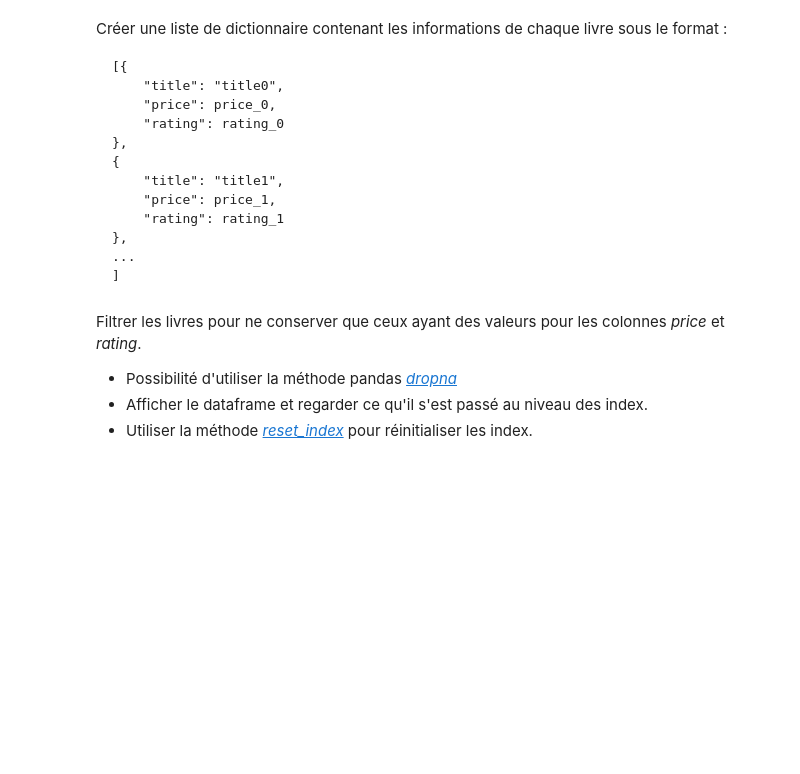
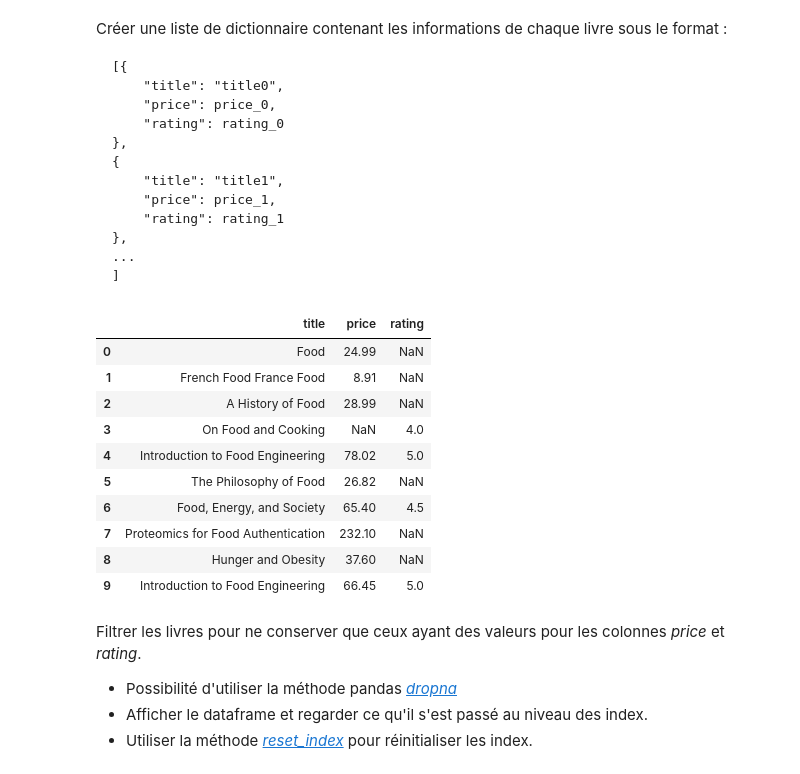
Before and after one commit to kirillsst/scraping, a Jupyter notebook: notebooks/3_API_googleBooks.ipynb, the cells around one changed output. Drawn from its saved outputs; the diff is of its cells as text; code cells hidden in the pictures; blank space fills up the shorter version.

```diff
--- a/notebooks/3_API_googleBooks.ipynb
+++ b/notebooks/3_API_googleBooks.ipynb
@@ -92,7 +93,7 @@ params = {
     "q": "food",
     "filter": "paid-ebooks",
     "maxResults": 40,
-
+    "orderBy": "relevance"
 }
 # %% [markdown]
 En utilisant la documentation de la bibliothèque [_requests_](https://requests.readthedocs.io/en/latest/user/quickstart/):
@@ -157,0 +176,24 @@ print(f"Note : {average_rating_first_book}")
+# %%
+book_dict = {}
+
+books = data_books_raw.get('items', [])
+
+for i, book in enumerate(books):
+    volume_info = book.get('volumeInfo', {})
+    sale_info = book.get('saleInfo', {})
+
+    title = volume_info.get('title', 'clé inexistante')
+    price = sale_info.get('retailPrice', {}).get('amount', None)
+    rating = volume_info.get('averageRating', None)
+
+    book_dict[i] = {
+        'title': title,
+        'price': price,
+        'rating': rating
+    }
+
+for i, book in book_dict.items():
+    print(f"Livre: {i+1}")
+    print(f"Title: {book['title']}\n")
+    print(f"Price: {book['price']}\n")
+    print(f"Rating: {book['rating']}\n")
@@ -177,5 +251,19 @@ books_list =
 # %%
 # Créer un dataframe à partir de la liste de dictionnaires
+df_books = pd.DataFrame(books_list)
+df_books.head(10)
+# %% [output]
+|  | title | price | rating |
+| 0 | Food | 24.99 | NaN |
+| 1 | French Food France Food | 8.91 | NaN |
+| 2 | A History of Food | 28.99 | NaN |
+| 3 | On Food and Cooking | NaN | 4.0 |
+| 4 | Introduction to Food Engineering | 78.02 | 5.0 |
+| 5 | The Philosophy of Food | 26.82 | NaN |
+| 6 | Food, Energy, and Society | 65.40 | 4.5 |
+| 7 | Proteomics for Food Authentication | 232.10 | NaN |
+| 8 | Hunger and Obesity | 37.60 | NaN |
+| 9 | Introduction to Food Engineering | 66.45 | 5.0 |
 # %% [markdown]
 Filtrer les livres pour ne conserver que ceux ayant des valeurs pour les colonnes _price_ et _rating_.
 
```
Also changed, not shown: parts of 15 cells of this notebook, 1 other file.
